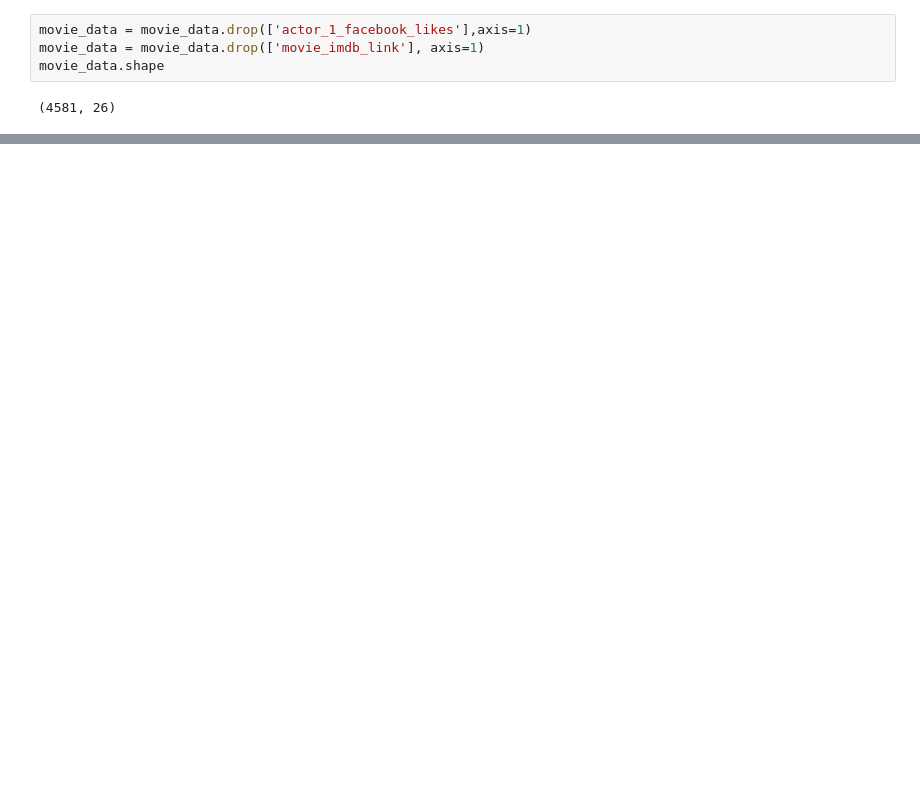
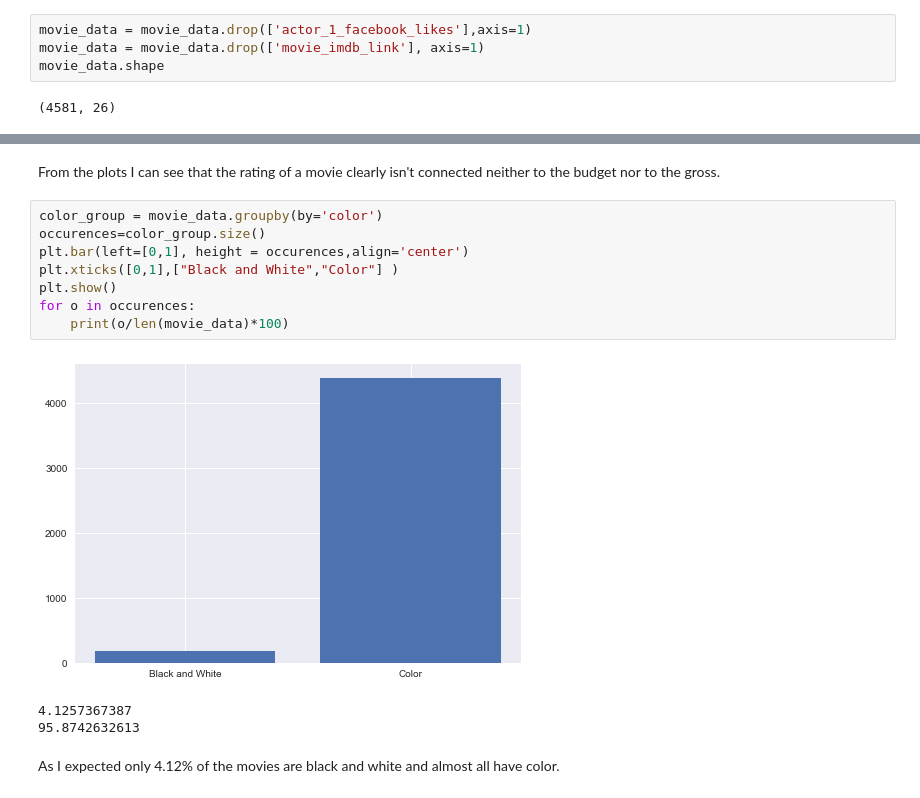
Before and after one commit to SvetozarMateev/Machine-Learning, a Jupyter notebook: Project/Movie ratings predictor.ipynb, the cells around one changed output, grey strips where cells are left out. Drawn from its saved outputs; the diff is of its cells as text; blank space fills up the shorter version.

```diff
--- a/Project/Movie ratings predictor.ipynb
+++ b/Project/Movie ratings predictor.ipynb
@@ -160,0 +328,16 @@ array(['English', 'Mandarin', 'Aboriginal', 'Spanish', 'French',
+# %% [markdown]
+From the plots I can see that the rating of a movie clearly isn't connected neither to the budget nor to the gross.
+# %%
+color_group = movie_data.groupby(by='color')
+occurences=color_group.size()
+plt.bar(left=[0,1], height = occurences,align='center')
+plt.xticks([0,1],["Black and White","Color"] )
+plt.show()
+for o in occurences:
+    print(o/len(movie_data)*100)
+# %% [output]
+[figure, added]
+4.1257367387
+95.8742632613
+# %% [markdown]
+As I expected only 4.12% of the movies are black and white and almost all have color.
```
Also changed, not shown: parts of 90 cells of this notebook.
